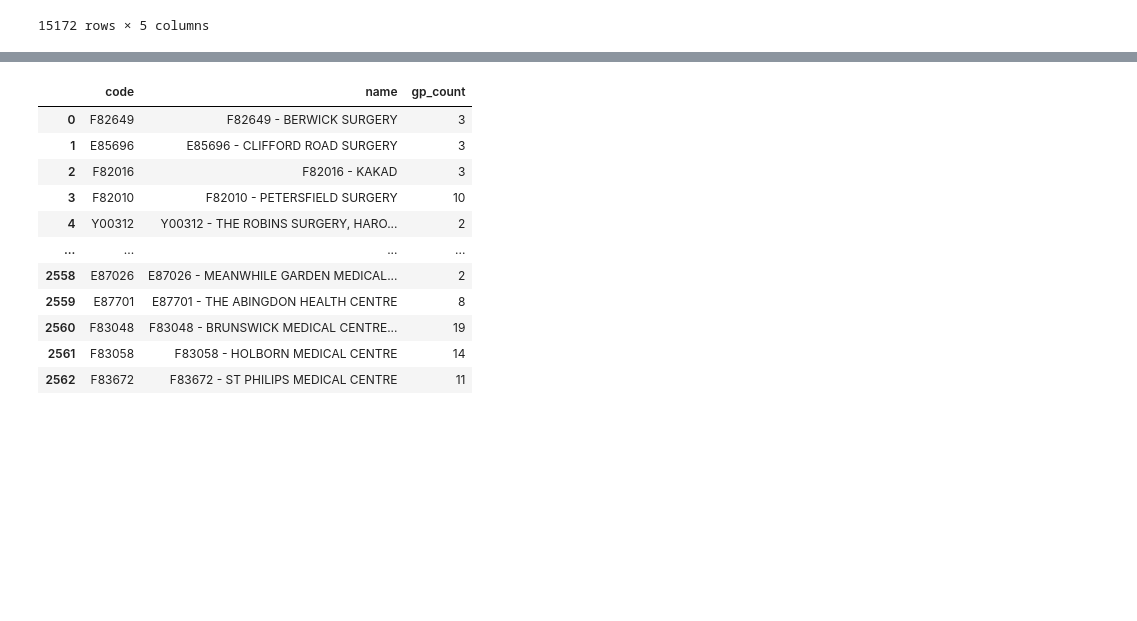
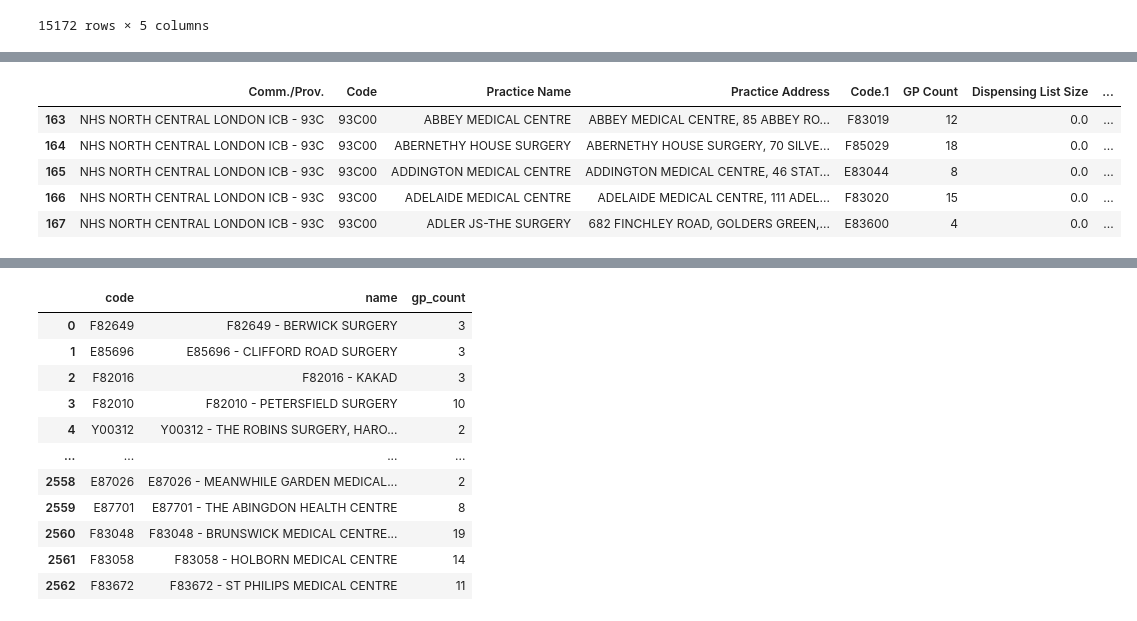
Before and after one commit to Bea-Taylor/DifDem_inequalities, a Jupyter notebook: nbs/core/02d_merge_LAD_QOF.ipynb, the cells around one changed output, grey strips where cells are left out. Saved outputs shown, nothing was run; the diff lists cells and outputs as text; code cells hidden in the pictures; blank space fills up the shorter version.

```diff
--- a/nbs/core/02c_merge_LAD_QOF.ipynb
+++ b/nbs/core/02d_merge_LAD_QOF.ipynb
@@ -146,0 +154,10 @@ df_GP_count.head()
+# %%
+practice_size_nonzero = df_GP_count[df_GP_count['Total List Size']>0]
+practice_size_nonzero.head()
+# %% [output]
+|  | Comm./Prov. | Code | Practice Name | Practice Address | Code.1 | GP Count | Dispensing List Size | ... |
+| 163 | NHS NORTH CENTRAL LONDON ICB - 93C | 93C00 | ABBEY MEDICAL CENTRE | ABBEY MEDICAL CENTRE, 85 ABBEY RO... | F83019 | 12 | 0.0 | ... |
+| 164 | NHS NORTH CENTRAL LONDON ICB - 93C | 93C00 | ABERNETHY HOUSE SURGERY | ABERNETHY HOUSE SURGERY, 70 SILVE... | F85029 | 18 | 0.0 | ... |
+| 165 | NHS NORTH CENTRAL LONDON ICB - 93C | 93C00 | ADDINGTON MEDICAL CENTRE | ADDINGTON MEDICAL CENTRE, 46 STAT... | E83044 | 8 | 0.0 | ... |
+| 166 | NHS NORTH CENTRAL LONDON ICB - 93C | 93C00 | ADELAIDE MEDICAL CENTRE | ADELAIDE MEDICAL CENTRE, 111 ADEL... | F83020 | 15 | 0.0 | ... |
+| 167 | NHS NORTH CENTRAL LONDON ICB - 93C | 93C00 | ADLER JS-THE SURGERY | 682 FINCHLEY ROAD, GOLDERS GREEN,... | E83600 | 4 | 0.0 | ... |
```
Also changed, not shown: parts of 3 cells of this notebook, 3 other files.
